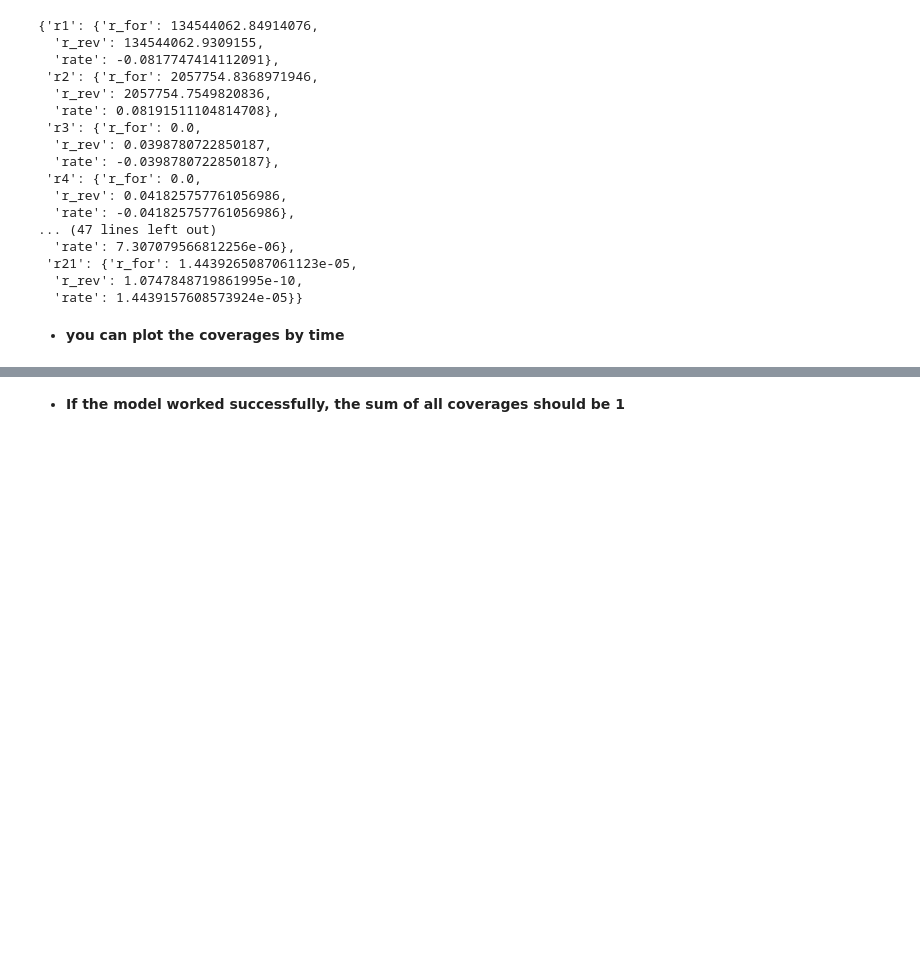
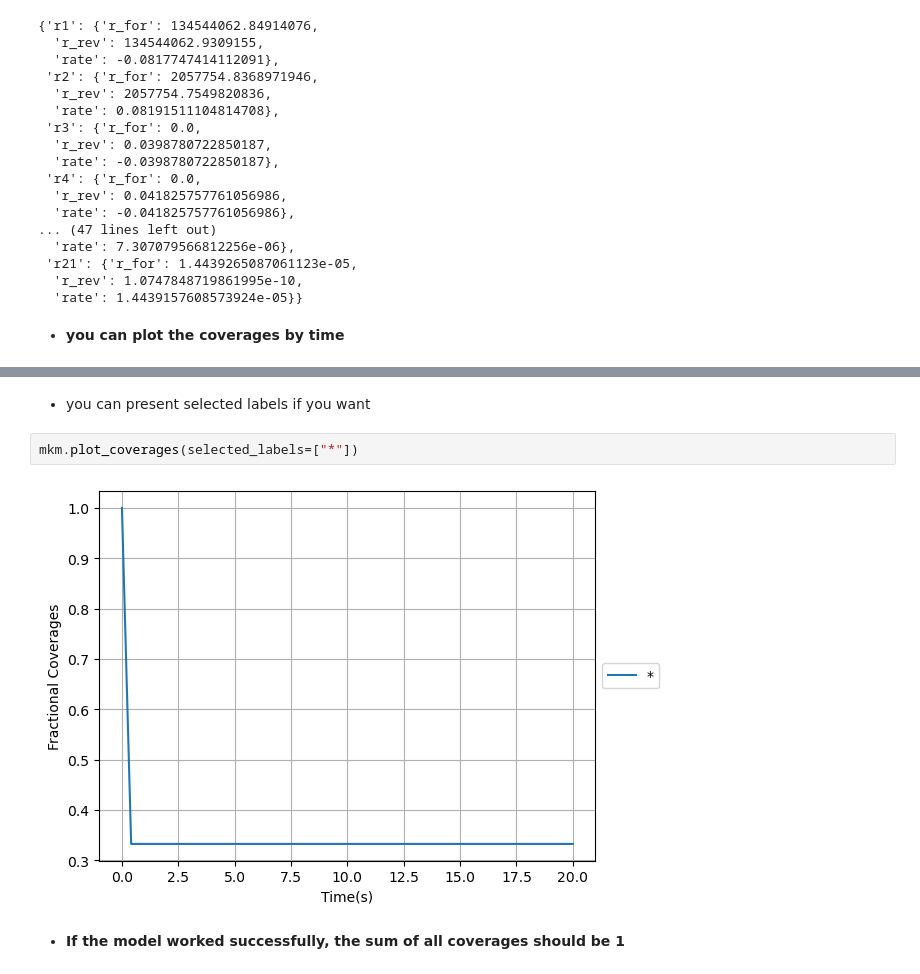
Before and after one commit to KyungEunYou/mkm_model, a Jupyter notebook: scripts/3_mkm.ipynb, the cells around one changed output, grey strips where cells are left out. Saved outputs shown, nothing was run; the diff lists cells and outputs as text; blank space fills up the shorter version.

Commit message:
update plot setting

```diff
--- a/scripts/3_mkm.ipynb
+++ b/scripts/3_mkm.ipynb
@@ -108,3 +108,9 @@ mkm.plot_coverages()
+# %% [markdown]
+* you can present selected labels if you want
+# %%
+mkm.plot_coverages(selected_labels=["*"])
+# %% [output]
+[figure, added]
 # %% [markdown]
 * **If the model worked successfully, the sum of all coverages should be 1**
 # %%
```
Also changed, not shown: parts of 1 cell of this notebook, 1 other file.
